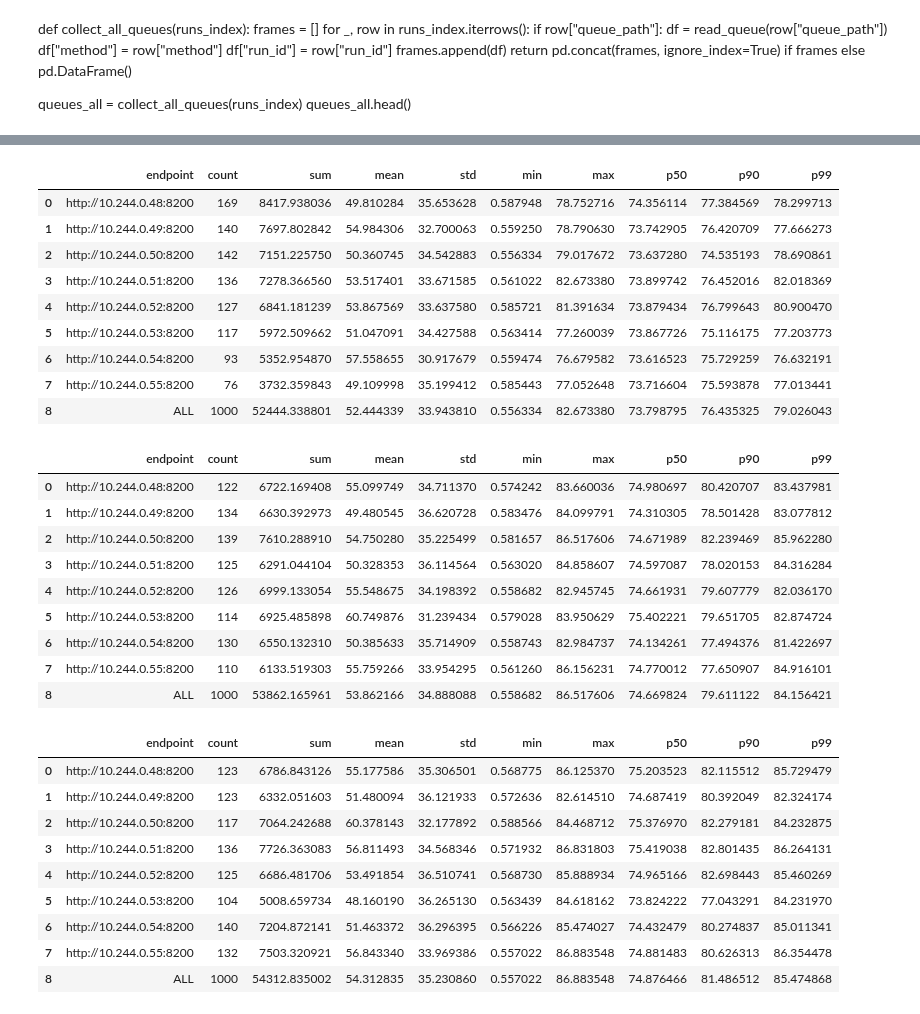
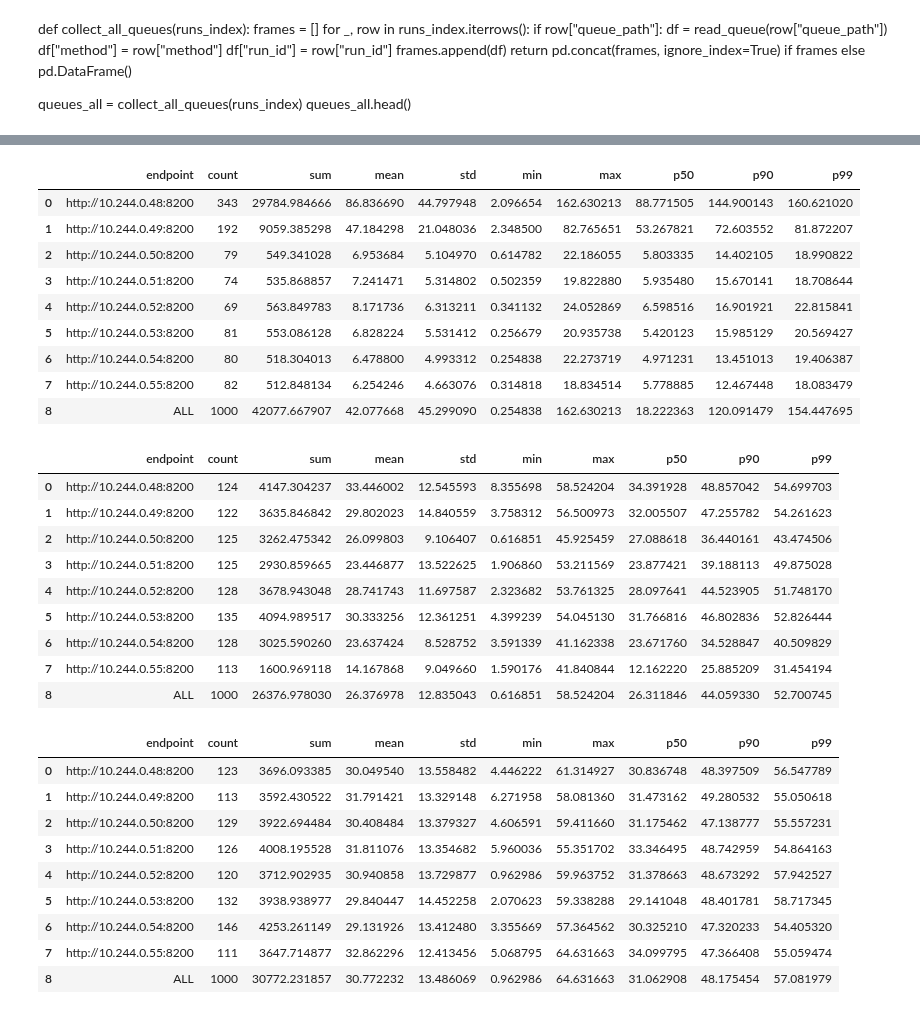
Before and after one commit to immengzi/LLM-LA, a Jupyter notebook: src/analysis.ipynb, the cells around one changed output, grey strips where cells are left out. Saved outputs shown, nothing was run; the diff lists cells and outputs as text; code cells hidden in the pictures.

```diff
--- a/src/analysis.ipynb
+++ b/src/analysis.ipynb
@@ -53,7 +53,7 @@ from utils_analysis import (
 
 
 BASE_DIR = "/home/saeid/llm-lb/results"  # or "results copy"
-SERIES = "146"
+SERIES = "149"
 
 # Put only the experiments you want to analyze here:
 EXPERIMENTS = [
@@ -277,7 +265,7 @@ draw_output_time_each(
 # %%
 # metric="sim_service_s"
 metric = "latency_s"
-series = "100"
+series = "1"
 least_queue_batching_df = summarize_output_metric(
     "least-queue-batching",
     SERIES,
@@ -303,62 +291,62 @@ pull_batching_df = summarize_output_metric(
     metric=metric,
     percentiles=(50, 90, 99),
     base_dir=BASE_DIR,
     include_overall=True,
 )
 
 # least_queue_df = summarize_output_metric(
 #     "least-queue-batching",
 #     SERIES,
 #     metric=metric,
 #     percentiles=(50, 90, 99),
 #     base_dir=BASE_DIR,
 #     include_overall=True,
 # )
 
 # pull_batching_df = summarize_output_metric(
 #     "pull-batching",
 #     SERIES,
 #     metric=metric,
 #     percentiles=(50, 90, 99),
 #     base_dir=BASE_DIR,
 #     include_overall=True,
 # )
 
 # Display them
 display(least_queue_batching_df)
 display(rr_batching_df)
 display(pull_batching_df)
 # %% [output]
 |  | endpoint | count | sum | mean | std | min | max | p50 | p90 | p99 |
-| 0 | http://10.244.0.48:8200 | 169 | 8417.938036 | 49.810284 | 35.653628 | 0.587948 | 78.752716 | 74.356114 | 77.384569 | 78.299713 |
-| 1 | http://10.244.0.49:8200 | 140 | 7697.802842 | 54.984306 | 32.700063 | 0.559250 | 78.790630 | 73.742905 | 76.420709 | 77.666273 |
-| 2 | http://10.244.0.50:8200 | 142 | 7151.225750 | 50.360745 | 34.542883 | 0.556334 | 79.017672 | 73.637280 | 74.535193 | 78.690861 |
-| 3 | http://10.244.0.51:8200 | 136 | 7278.366560 | 53.517401 | 33.671585 | 0.561022 | 82.673380 | 73.899742 | 76.452016 | 82.018369 |
-| 4 | http://10.244.0.52:8200 | 127 | 6841.181239 | 53.867569 | 33.637580 | 0.585721 | 81.391634 | 73.879434 | 76.799643 | 80.900470 |
-| 5 | http://10.244.0.53:8200 | 117 | 5972.509662 | 51.047091 | 34.427588 | 0.563414 | 77.260039 | 73.867726 | 75.116175 | 77.203773 |
-| 6 | http://10.244.0.54:8200 | 93 | 5352.954870 | 57.558655 | 30.917679 | 0.559474 | 76.679582 | 73.616523 | 75.729259 | 76.632191 |
-| 7 | http://10.244.0.55:8200 | 76 | 3732.359843 | 49.109998 | 35.199412 | 0.585443 | 77.052648 | 73.716604 | 75.593878 | 77.013441 |
-| 8 | ALL | 1000 | 52444.338801 | 52.444339 | 33.943810 | 0.556334 | 82.673380 | 73.798795 | 76.435325 | 79.026043 |
+| 0 | http://10.244.0.48:8200 | 343 | 29784.984666 | 86.836690 | 44.797948 | 2.096654 | 162.630213 | 88.771505 | 144.900143 | 160.621020 |
+| 1 | http://10.244.0.49:8200 | 192 | 9059.385298 | 47.184298 | 21.048036 | 2.348500 | 82.765651 | 53.267821 | 72.603552 | 81.872207 |
+| 2 | http://10.244.0.50:8200 | 79 | 549.341028 | 6.953684 | 5.104970 | 0.614782 | 22.186055 | 5.803335 | 14.402105 | 18.990822 |
+| 3 | http://10.244.0.51:8200 | 74 | 535.868857 | 7.241471 | 5.314802 | 0.502359 | 19.822880 | 5.935480 | 15.670141 | 18.708644 |
+| 4 | http://10.244.0.52:8200 | 69 | 563.849783 | 8.171736 | 6.313211 | 0.341132 | 24.052869 | 6.598516 | 16.901921 | 22.815841 |
+| 5 | http://10.244.0.53:8200 | 81 | 553.086128 | 6.828224 | 5.531412 | 0.256679 | 20.935738 | 5.420123 | 15.985129 | 20.569427 |
+| 6 | http://10.244.0.54:8200 | 80 | 518.304013 | 6.478800 | 4.993312 | 0.254838 | 22.273719 | 4.971231 | 13.451013 | 19.406387 |
+| 7 | http://10.244.0.55:8200 | 82 | 512.848134 | 6.254246 | 4.663076 | 0.314818 | 18.834514 | 5.778885 | 12.467448 | 18.083479 |
+| 8 | ALL | 1000 | 42077.667907 | 42.077668 | 45.299090 | 0.254838 | 162.630213 | 18.222363 | 120.091479 | 154.447695 |
 |  | endpoint | count | sum | mean | std | min | max | p50 | p90 | p99 |
-| 0 | http://10.244.0.48:8200 | 122 | 6722.169408 | 55.099749 | 34.711370 | 0.574242 | 83.660036 | 74.980697 | 80.420707 | 83.437981 |
-| 1 | http://10.244.0.49:8200 | 134 | 6630.392973 | 49.480545 | 36.620728 | 0.583476 | 84.099791 | 74.310305 | 78.501428 | 83.077812 |
-| 2 | http://10.244.0.50:8200 | 139 | 7610.288910 | 54.750280 | 35.225499 | 0.581657 | 86.517606 | 74.671989 | 82.239469 | 85.962280 |
-| 3 | http://10.244.0.51:8200 | 125 | 6291.044104 | 50.328353 | 36.114564 | 0.563020 | 84.858607 | 74.597087 | 78.020153 | 84.316284 |
-| 4 | http://10.244.0.52:8200 | 126 | 6999.133054 | 55.548675 | 34.198392 | 0.558682 | 82.945745 | 74.661931 | 79.607779 | 82.036170 |
-| 5 | http://10.244.0.53:8200 | 114 | 6925.485898 | 60.749876 | 31.239434 | 0.579028 | 83.950629 | 75.402221 | 79.651705 | 82.874724 |
-| 6 | http://10.244.0.54:8200 | 130 | 6550.132310 | 50.385633 | 35.714909 | 0.558743 | 82.984737 | 74.134261 | 77.494376 | 81.422697 |
-| 7 | http://10.244.0.55:8200 | 110 | 6133.519303 | 55.759266 | 33.954295 | 0.561260 | 86.156231 | 74.770012 | 77.650907 | 84.916101 |
-| 8 | ALL | 1000 | 53862.165961 | 53.862166 | 34.888088 | 0.558682 | 86.517606 | 74.669824 | 79.611122 | 84.156421 |
+| 0 | http://10.244.0.48:8200 | 124 | 4147.304237 | 33.446002 | 12.545593 | 8.355698 | 58.524204 | 34.391928 | 48.857042 | 54.699703 |
+| 1 | http://10.244.0.49:8200 | 122 | 3635.846842 | 29.802023 | 14.840559 | 3.758312 | 56.500973 | 32.005507 | 47.255782 | 54.261623 |
+| 2 | http://10.244.0.50:8200 | 125 | 3262.475342 | 26.099803 | 9.106407 | 0.616851 | 45.925459 | 27.088618 | 36.440161 | 43.474506 |
+| 3 | http://10.244.0.51:8200 | 125 | 2930.859665 | 23.446877 | 13.522625 | 1.906860 | 53.211569 | 23.877421 | 39.188113 | 49.875028 |
+| 4 | http://10.244.0.52:8200 | 128 | 3678.943048 | 28.741743 | 11.697587 | 2.323682 | 53.761325 | 28.097641 | 44.523905 | 51.748170 |
+| 5 | http://10.244.0.53:8200 | 135 | 4094.989517 | 30.333256 | 12.361251 | 4.399239 | 54.045130 | 31.766816 | 46.802836 | 52.826444 |
+| 6 | http://10.244.0.54:8200 | 128 | 3025.590260 | 23.637424 | 8.528752 | 3.591339 | 41.162338 | 23.671760 | 34.528847 | 40.509829 |
+| 7 | http://10.244.0.55:8200 | 113 | 1600.969118 | 14.167868 | 9.049660 | 1.590176 | 41.840844 | 12.162220 | 25.885209 | 31.454194 |
+| 8 | ALL | 1000 | 26376.978030 | 26.376978 | 12.835043 | 0.616851 | 58.524204 | 26.311846 | 44.059330 | 52.700745 |
 |  | endpoint | count | sum | mean | std | min | max | p50 | p90 | p99 |
-| 0 | http://10.244.0.48:8200 | 123 | 6786.843126 | 55.177586 | 35.306501 | 0.568775 | 86.125370 | 75.203523 | 82.115512 | 85.729479 |
-| 1 | http://10.244.0.49:8200 | 123 | 6332.051603 | 51.480094 | 36.121933 | 0.572636 | 82.614510 | 74.687419 | 80.392049 | 82.324174 |
-| 2 | http://10.244.0.50:8200 | 117 | 7064.242688 | 60.378143 | 32.177892 | 0.588566 | 84.468712 | 75.376970 | 82.279181 | 84.232875 |
-| 3 | http://10.244.0.51:8200 | 136 | 7726.363083 | 56.811493 | 34.568346 | 0.571932 | 86.831803 | 75.419038 | 82.801435 | 86.264131 |
-| 4 | http://10.244.0.52:8200 | 125 | 6686.481706 | 53.491854 | 36.510741 | 0.568730 | 85.888934 | 74.965166 | 82.698443 | 85.460269 |
-| 5 | http://10.244.0.53:8200 | 104 | 5008.659734 | 48.160190 | 36.265130 | 0.563439 | 84.618162 | 73.824222 | 77.043291 | 84.231970 |
-| 6 | http://10.244.0.54:8200 | 140 | 7204.872141 | 51.463372 | 36.296395 | 0.566226 | 85.474027 | 74.432479 | 80.274837 | 85.011341 |
-| 7 | http://10.244.0.55:8200 | 132 | 7503.320921 | 56.843340 | 33.969386 | 0.557022 | 86.883548 | 74.881483 | 80.626313 | 86.354478 |
-| 8 | ALL | 1000 | 54312.835002 | 54.312835 | 35.230860 | 0.557022 | 86.883548 | 74.876466 | 81.486512 | 85.474868 |
+| 0 | http://10.244.0.48:8200 | 123 | 3696.093385 | 30.049540 | 13.558482 | 4.446222 | 61.314927 | 30.836748 | 48.397509 | 56.547789 |
+| 1 | http://10.244.0.49:8200 | 113 | 3592.430522 | 31.791421 | 13.329148 | 6.271958 | 58.081360 | 31.473162 | 49.280532 | 55.050618 |
+| 2 | http://10.244.0.50:8200 | 129 | 3922.694484 | 30.408484 | 13.379327 | 4.606591 | 59.411660 | 31.175462 | 47.138777 | 55.557231 |
+| 3 | http://10.244.0.51:8200 | 126 | 4008.195528 | 31.811076 | 13.354682 | 5.960036 | 55.351702 | 33.346495 | 48.742959 | 54.864163 |
+| 4 | http://10.244.0.52:8200 | 120 | 3712.902935 | 30.940858 | 13.729877 | 0.962986 | 59.963752 | 31.378663 | 48.673292 | 57.942527 |
+| 5 | http://10.244.0.53:8200 | 132 | 3938.938977 | 29.840447 | 14.452258 | 2.070623 | 59.338288 | 29.141048 | 48.401781 | 58.717345 |
+| 6 | http://10.244.0.54:8200 | 146 | 4253.261149 | 29.131926 | 13.412480 | 3.355669 | 57.364562 | 30.325210 | 47.320233 | 54.405320 |
+| 7 | http://10.244.0.55:8200 | 111 | 3647.714877 | 32.862296 | 12.413456 | 5.068795 | 64.631663 | 34.099795 | 47.366408 | 55.059474 |
+| 8 | ALL | 1000 | 30772.231857 | 30.772232 | 13.486069 | 0.962986 | 64.631663 | 31.062908 | 48.175454 | 57.081979 |
 # %%
 # draw_violin_for_metric(
 #     {
```
Also changed, not shown: parts of 2 cells of this notebook, 15 other files.
